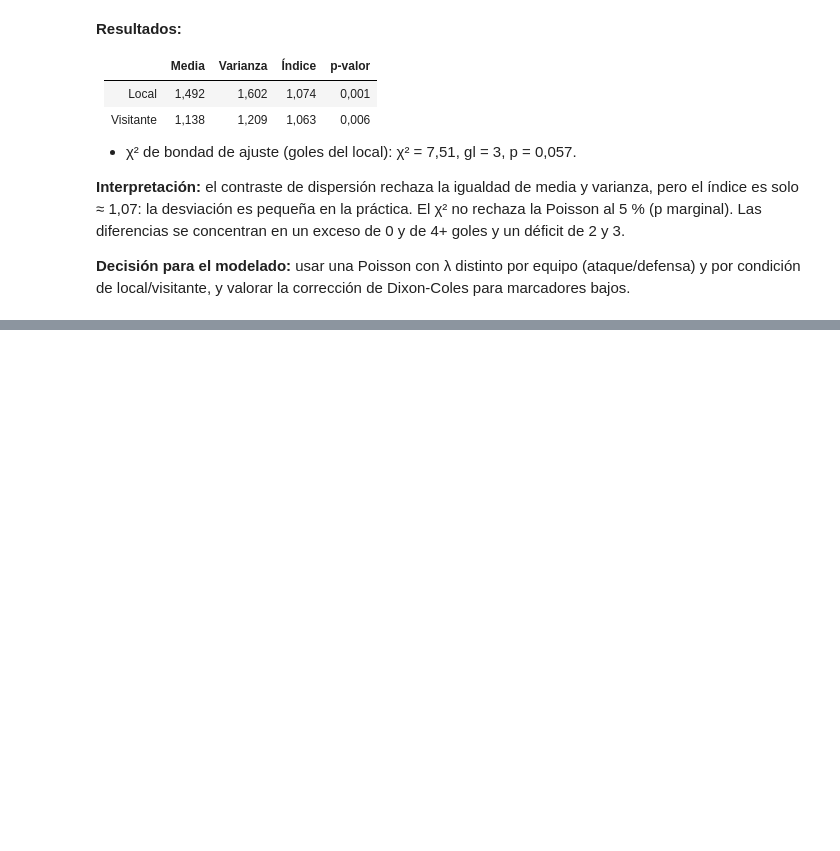
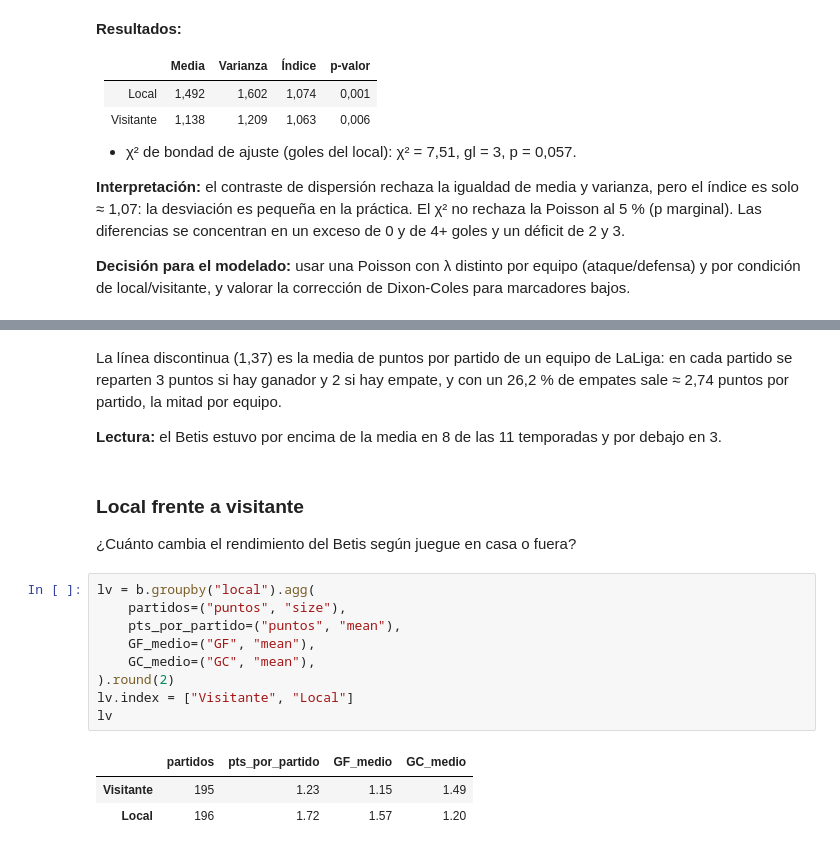
Before and after one commit to eblancod27/betis-predictor, a Jupyter notebook: notebooks/01_eda.ipynb, the cells around one changed output, grey strips where cells are left out. Saved outputs shown, nothing was run; the diff lists cells and outputs as text; blank space fills up the shorter version.

```diff
--- a/notebooks/01_eda.ipynb
+++ b/notebooks/01_eda.ipynb
@@ -203,0 +279,25 @@ de Dixon-Coles para marcadores bajos.
+# %% [markdown]
+La línea discontinua (1,37) es la media de puntos por partido de un equipo
+de LaLiga: en cada partido se reparten 3 puntos si hay ganador y 2 si hay
+empate, y con un 26,2 % de empates sale ≈ 2,74 puntos por partido, la mitad
+por equipo.
+
+**Lectura:** el Betis estuvo por encima de la media en 8 de las 11 temporadas
+y por debajo en 3.
+# %% [markdown]
+### Local frente a visitante
+
+¿Cuánto cambia el rendimiento del Betis según juegue en casa o fuera?
+# %%
+lv = b.groupby("local").agg(
+    partidos=("puntos", "size"),
+    pts_por_partido=("puntos", "mean"),
+    GF_medio=("GF", "mean"),
+    GC_medio=("GC", "mean"),
+).round(2)
+lv.index = ["Visitante", "Local"]
+lv
+# %% [output]
+|  | partidos | pts_por_partido | GF_medio | GC_medio |
+| Visitante | 195 | 1.23 | 1.15 | 1.49 |
+| Local | 196 | 1.72 | 1.57 | 1.20 |
```
Also changed, not shown: parts of 8 cells of this notebook.
